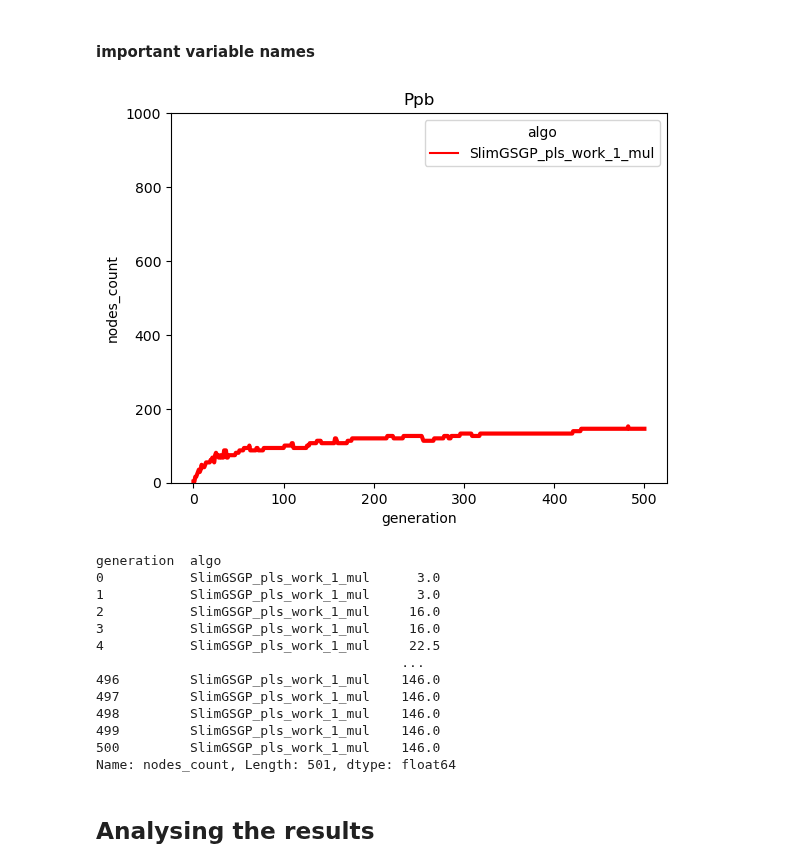
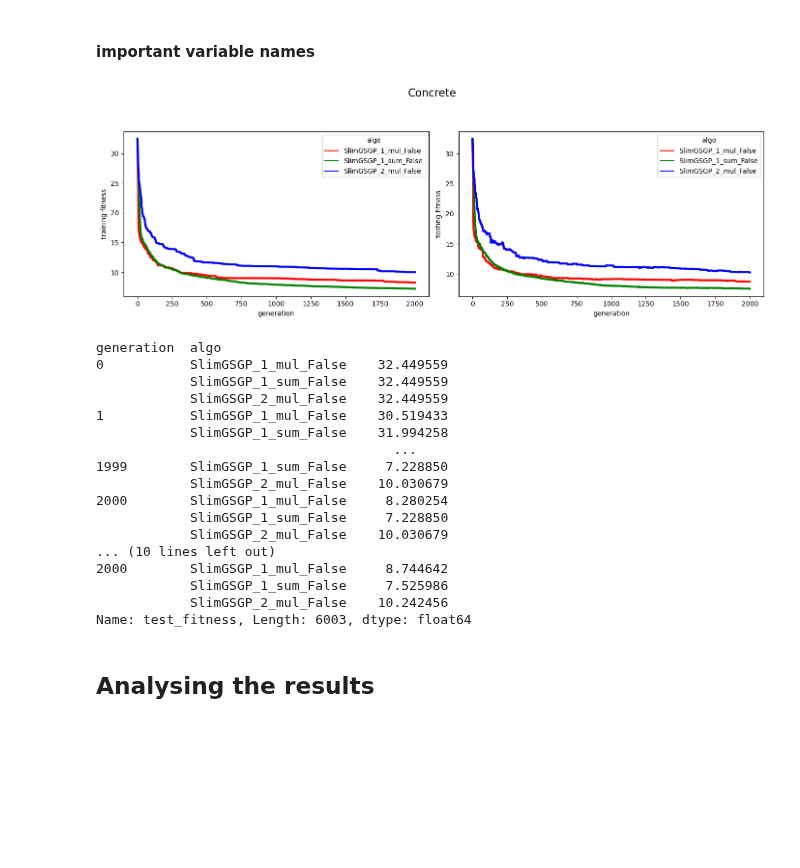
Before and after one commit to Rizzolioli/SlimShady, a Jupyter notebook: utils/results_analyser.ipynb, the cells around one changed output. Cells and saved outputs as stored; diff of their text form; code cells hidden in the pictures; blank space fills up the shorter version.

```diff
--- a/utils/results_analyser.ipynb
+++ b/utils/results_analyser.ipynb
@@ -13,22 +13,26 @@ logger_name = "liah_full.csv"
 log_level = 1
 # %%
-show_results(x_var = "generation", y_var="nodes_count", experiment_id=-1, logger_name="liah_fixed_concrete.csv",
+show_results(x_var = "generation", y_var="training_fitness", experiment_id=-1, logger_name="diogo_new.csv",
              log_level=1, dataset=None)
 # %% [output]
-[figure, old version]
+[figure, new version]
 generation  algo
-0           SlimGSGP_pls_work_1_mul      3.0
-1           SlimGSGP_pls_work_1_mul      3.0
-2           SlimGSGP_pls_work_1_mul     16.0
-3           SlimGSGP_pls_work_1_mul     16.0
-4           SlimGSGP_pls_work_1_mul     22.5
-                                       ...
-496         SlimGSGP_pls_work_1_mul    146.0
-497         SlimGSGP_pls_work_1_mul    146.0
-498         SlimGSGP_pls_work_1_mul    146.0
-499         SlimGSGP_pls_work_1_mul    146.0
-500         SlimGSGP_pls_work_1_mul    146.0
-Name: nodes_count, Length: 501, dtype: float64
+0           SlimGSGP_1_mul_False    32.449559
+            SlimGSGP_1_sum_False    32.449559
+            SlimGSGP_2_mul_False    32.449559
+1           SlimGSGP_1_mul_False    30.519433
+            SlimGSGP_1_sum_False    31.994258
+                                      ...
+1999        SlimGSGP_1_sum_False     7.228850
+            SlimGSGP_2_mul_False    10.030679
+2000        SlimGSGP_1_mul_False     8.280254
+            SlimGSGP_1_sum_False     7.228850
+            SlimGSGP_2_mul_False    10.030679
+... (10 lines left out)
+2000        SlimGSGP_1_mul_False     8.744642
+            SlimGSGP_1_sum_False     7.525986
+            SlimGSGP_2_mul_False    10.242456
+Name: test_fitness, Length: 6003, dtype: float64
 # %% [markdown]
 ## Analysing the results
 # %%
```
Also changed, not shown: parts of 1 cell of this notebook, 2 other files.
